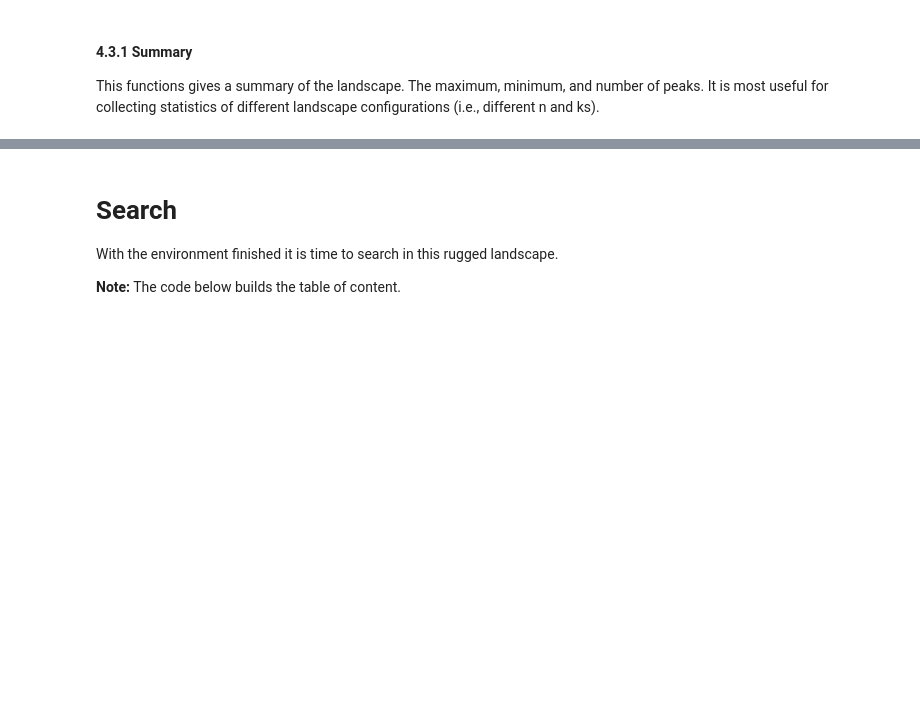
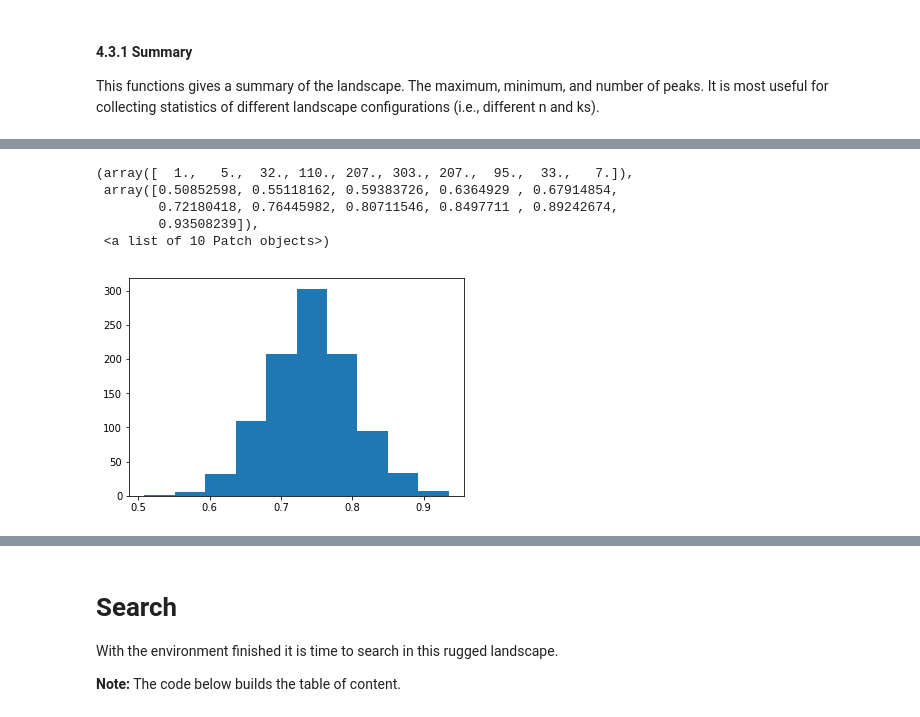
Before and after one commit to jparrieta/nk, a Jupyter notebook: levinthal_create_landscape.ipynb, the cells around one changed output, grey strips where cells are left out. Cells and saved outputs as stored; diff of their text form; code cells hidden in the pictures; blank space fills up the shorter version.

```diff
--- a/levinthal_create_landscape.ipynb
+++ b/levinthal_create_landscape.ipynb
@@ -268,0 +308,9 @@ Environment
+# %%
+plt.hist(all_max)
+# %% [output]
+(array([  1.,   5.,  32., 110., 207., 303., 207.,  95.,  33.,   7.]),
+ array([0.50852598, 0.55118162, 0.59383726, 0.6364929 , 0.67914854,
+        0.72180418, 0.76445982, 0.80711546, 0.8497711 , 0.89242674,
+        0.93508239]),
+ <a list of 10 Patch objects>)
+[figure, added]
```
Also changed, not shown: parts of 20 cells of this notebook.
